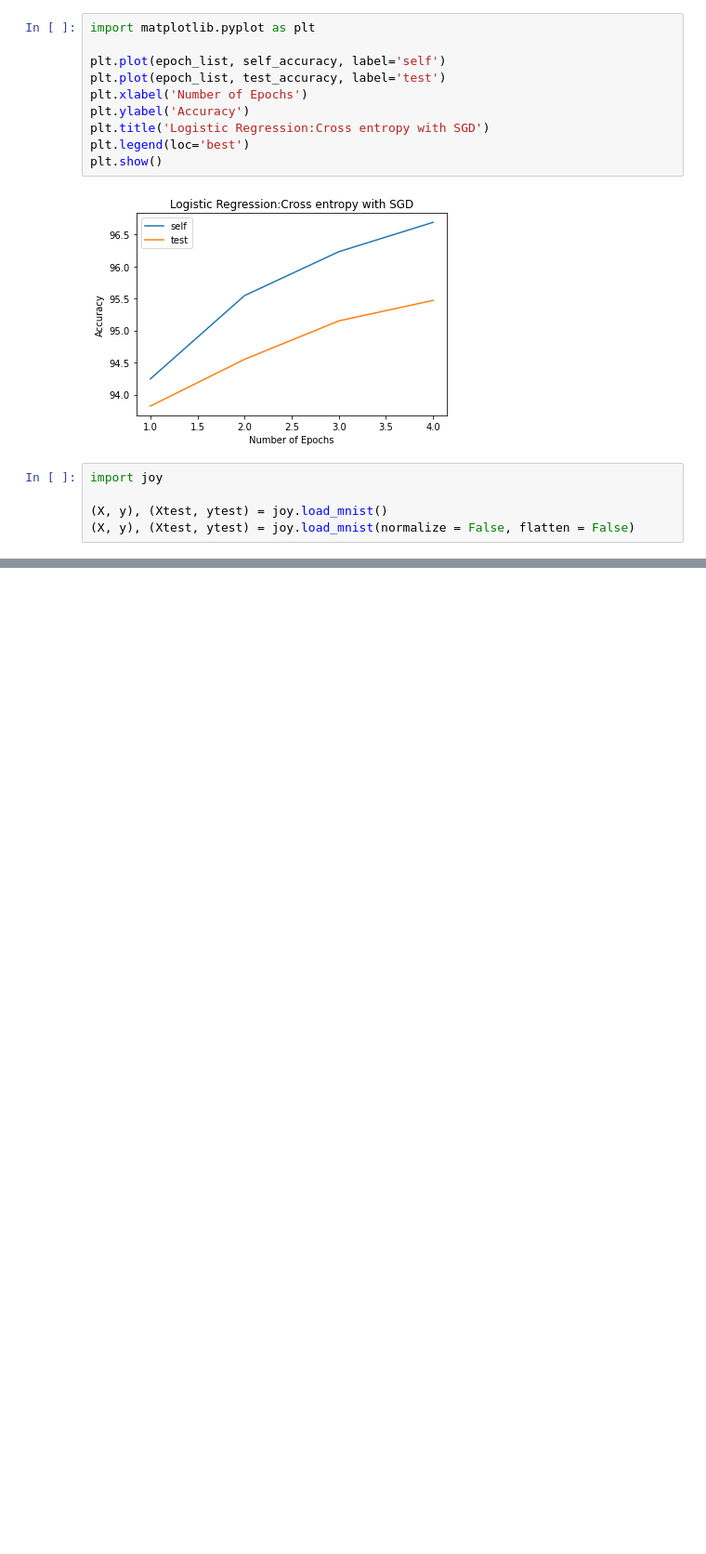
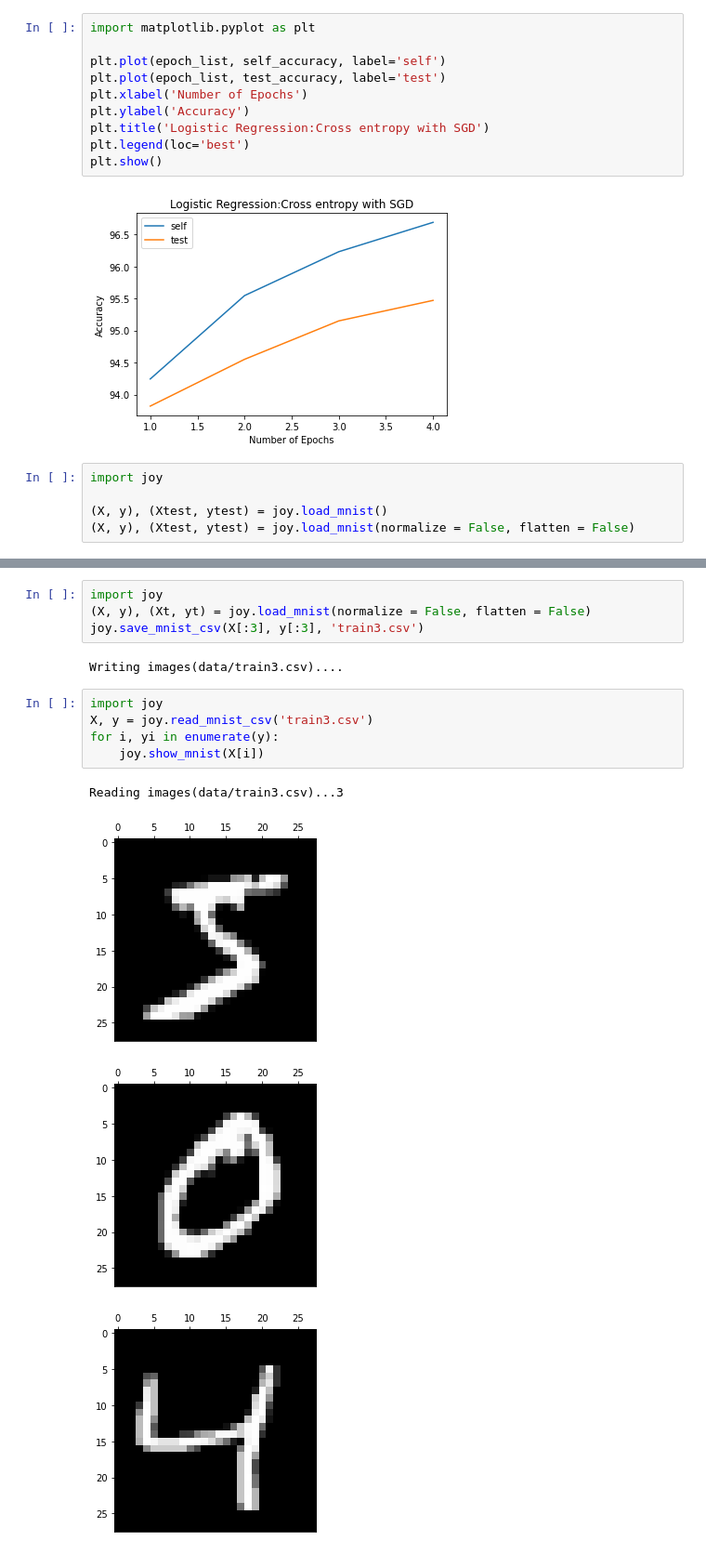
Before and after one commit to Younhong/JoyAIx, a Jupyter notebook: younhong/practice/week11.ipynb, the cells around one changed output, grey strips where cells are left out. Shown: that part at 93% size. Cells and saved outputs as stored; diff of their text form; blank space fills up the shorter version.

```diff
--- a/younhong/practice/week11.ipynb
+++ b/younhong/practice/week11.ipynb
@@ -165,0 +184,16 @@ print(X_std[0])
+# %%
+import joy
+(X, y), (Xt, yt) = joy.load_mnist(normalize = False, flatten = False)
+joy.save_mnist_csv(X[:3], y[:3], 'train3.csv')
+# %% [output]
+Writing images(data/train3.csv)....
+# %%
+import joy
+X, y = joy.read_mnist_csv('train3.csv')
+for i, yi in enumerate(y):
+    joy.show_mnist(X[i])
+# %% [output]
+Reading images(data/train3.csv)...3
+[figure, added]
+[figure, added]
+[figure, added]
```
Also changed, not shown: parts of 11 cells of this notebook, 2 other files.
